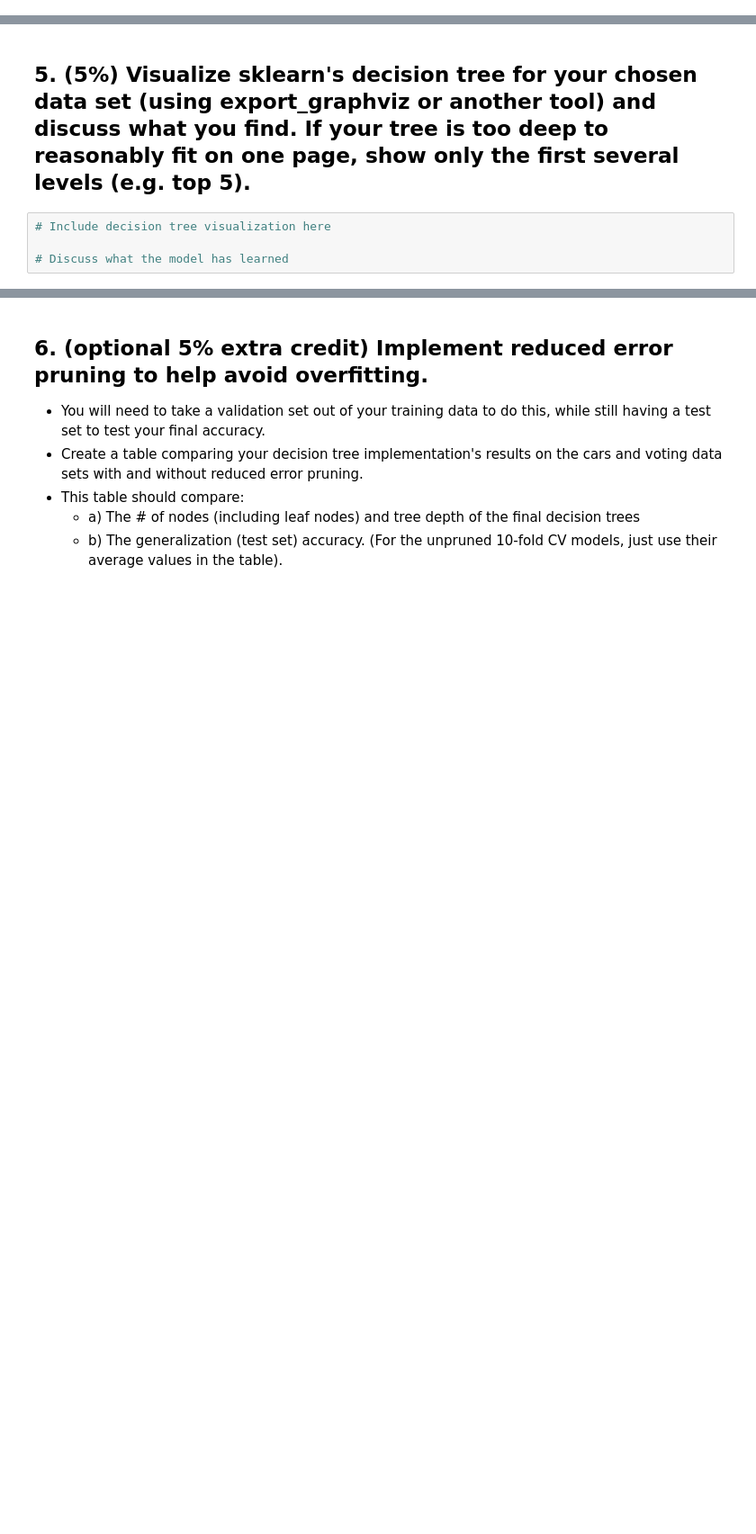
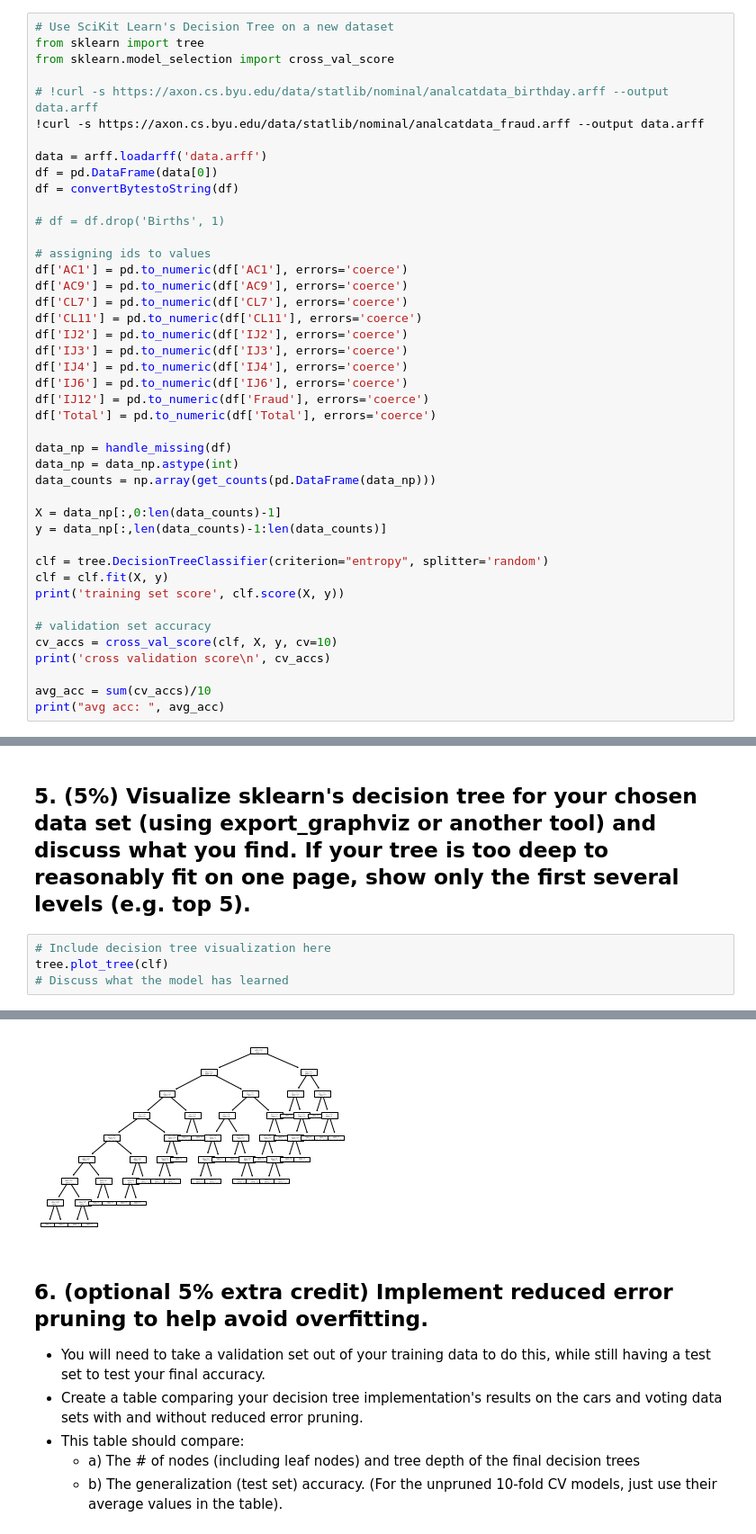
Before and after one commit to alexheiner/CS472-Labs, a Jupyter notebook: Lab3/lab_3_decision_tree.ipynb, the cells around one changed output, grey strips where cells are left out. Shown at 90% size. Cells and saved outputs as stored; diff of their text form; blank space fills up the shorter version.

```diff
--- a/Lab3/lab_3_decision_tree.ipynb
+++ b/Lab3/lab_3_decision_tree.ipynb
@@ -758,0 +765,43 @@ Discuss results & compare to your method's results
+# %%
+# Use SciKit Learn's Decision Tree on a new dataset
+from sklearn import tree
+from sklearn.model_selection import cross_val_score
+
+# !curl -s https://axon.cs.byu.edu/data/statlib/nominal/analcatdata_birthday.arff --output data.arff
+!curl -s https://axon.cs.byu.edu/data/statlib/nominal/analcatdata_fraud.arff --output data.arff
+
+data = arff.loadarff('data.arff')
+df = pd.DataFrame(data[0])
+df = convertBytestoString(df)
+
+# df = df.drop('Births', 1)
+
+# assigning ids to values
+df['AC1'] = pd.to_numeric(df['AC1'], errors='coerce')
+df['AC9'] = pd.to_numeric(df['AC9'], errors='coerce')
+df['CL7'] = pd.to_numeric(df['CL7'], errors='coerce')
+df['CL11'] = pd.to_numeric(df['CL11'], errors='coerce')
+df['IJ2'] = pd.to_numeric(df['IJ2'], errors='coerce')
+df['IJ3'] = pd.to_numeric(df['IJ3'], errors='coerce')
+df['IJ4'] = pd.to_numeric(df['IJ4'], errors='coerce')
+df['IJ6'] = pd.to_numeric(df['IJ6'], errors='coerce')
+df['IJ12'] = pd.to_numeric(df['Fraud'], errors='coerce')
+df['Total'] = pd.to_numeric(df['Total'], errors='coerce')
+
+data_np = handle_missing(df)
+data_np = data_np.astype(int)
+data_counts = np.array(get_counts(pd.DataFrame(data_np)))
+
+X = data_np[:,0:len(data_counts)-1]
+y = data_np[:,len(data_counts)-1:len(data_counts)]
+
+clf = tree.DecisionTreeClassifier(criterion="entropy", splitter='random')
+clf = clf.fit(X, y)
+print('training set score', clf.score(X, y))
+
+# validation set accuracy
+cv_accs = cross_val_score(clf, X, y, cv=10)
+print('cross validation score\n', cv_accs)
+
+avg_acc = sum(cv_accs)/10
+print("avg acc: ", avg_acc)
@@ -760,5 +814,6 @@ Discuss results & compare to your method's results
 ## 5. (5%) Visualize sklearn's decision tree for your chosen data set (using export_graphviz or another tool) and discuss what you find. If your tree is too deep to reasonably fit on one page, show only the first several levels (e.g. top 5).
 # %%
 # Include decision tree visualization here
-
+tree.plot_tree(clf)
 # Discuss what the model has learned
+# %% [output]
@@ -765,3 +837,4 @@ Discuss results & compare to your method's results
+[figure, added]
 # %% [markdown]
 ## 6. (optional 5% extra credit) Implement reduced error pruning to help avoid overfitting.
 - You will need to take a validation set out of your training data to do this, while still having a test set to test your final accuracy.
```
Also changed, not shown: parts of 10 cells of this notebook, 2 other files.
